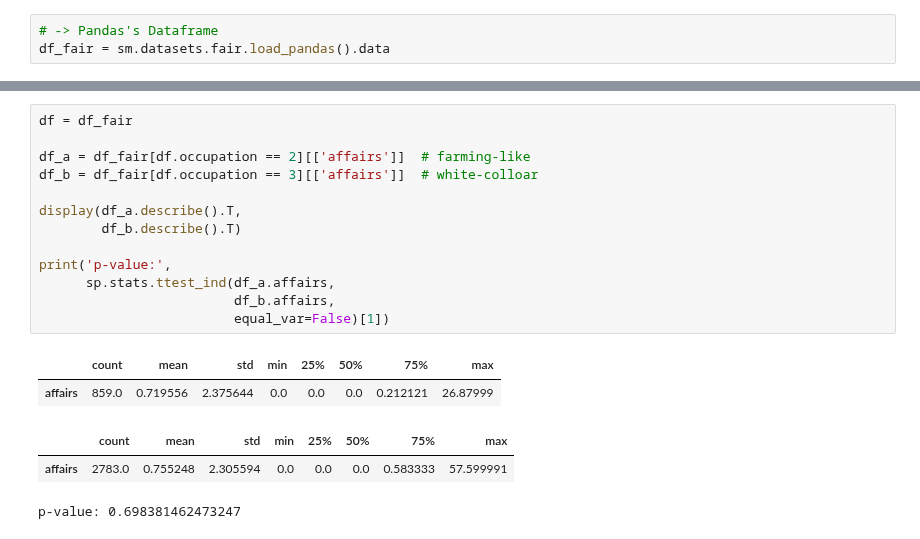
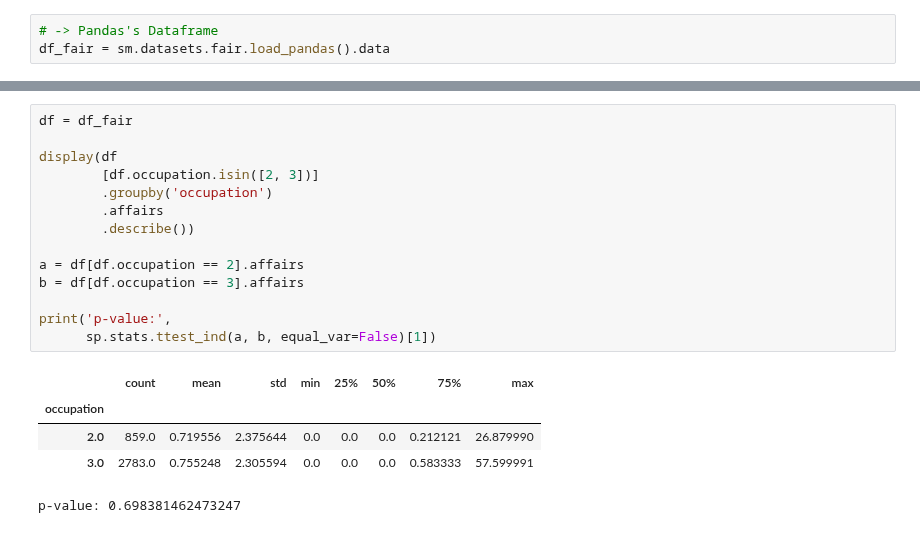
Before and after one commit to moskytw/hypothesis-testing-with-python, a Jupyter notebook: appendixes/01_welch_ttest.ipynb, the cells around one changed output, grey strips where cells are left out. Saved outputs shown, nothing was run; the diff lists cells and outputs as text.

```diff
--- a/appendixes/01_welch_ttest.ipynb
+++ b/appendixes/01_welch_ttest.ipynb
@@ -62,19 +81,20 @@ p-value: 2.7446844166802127e-09
 # %%
 df = df_fair
 
-df_a = df_fair[df.occupation == 2][['affairs']]  # farming-like
-df_b = df_fair[df.occupation == 3][['affairs']]  # white-colloar
+display(df
+        [df.occupation.isin([2, 3])]
+        .groupby('occupation')
+        .affairs
+        .describe())
 
-display(df_a.describe().T,
-        df_b.describe().T)
+a = df[df.occupation == 2].affairs
+b = df[df.occupation == 3].affairs
 
 print('p-value:',
-      sp.stats.ttest_ind(df_a.affairs,
-                         df_b.affairs,
-                         equal_var=False)[1])
+      sp.stats.ttest_ind(a, b, equal_var=False)[1])
 # %% [output]
 |  | count | mean | std | min | 25% | 50% | 75% | max |
-| affairs | 859.0 | 0.719556 | 2.375644 | 0.0 | 0.0 | 0.0 | 0.212121 | 26.87999 |
+| occupation |  |  |  |  |  |  |  |  |
+| 2.0 | 859.0 | 0.719556 | 2.375644 | 0.0 | 0.0 | 0.0 | 0.212121 | 26.879990 |
+| 3.0 | 2783.0 | 0.755248 | 2.305594 | 0.0 | 0.0 | 0.0 | 0.583333 | 57.599991 |
-|  | count | mean | std | min | 25% | 50% | 75% | max |
-| affairs | 2783.0 | 0.755248 | 2.305594 | 0.0 | 0.0 | 0.0 | 0.583333 | 57.599991 |
 p-value: 0.698381462473247
```
Also changed, not shown: parts of 3 cells of this notebook.
